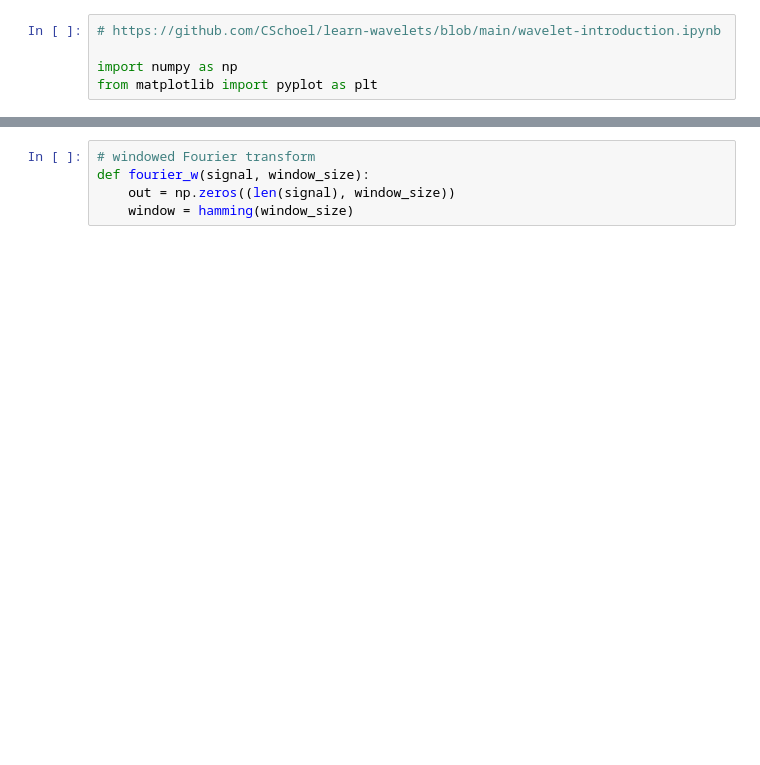
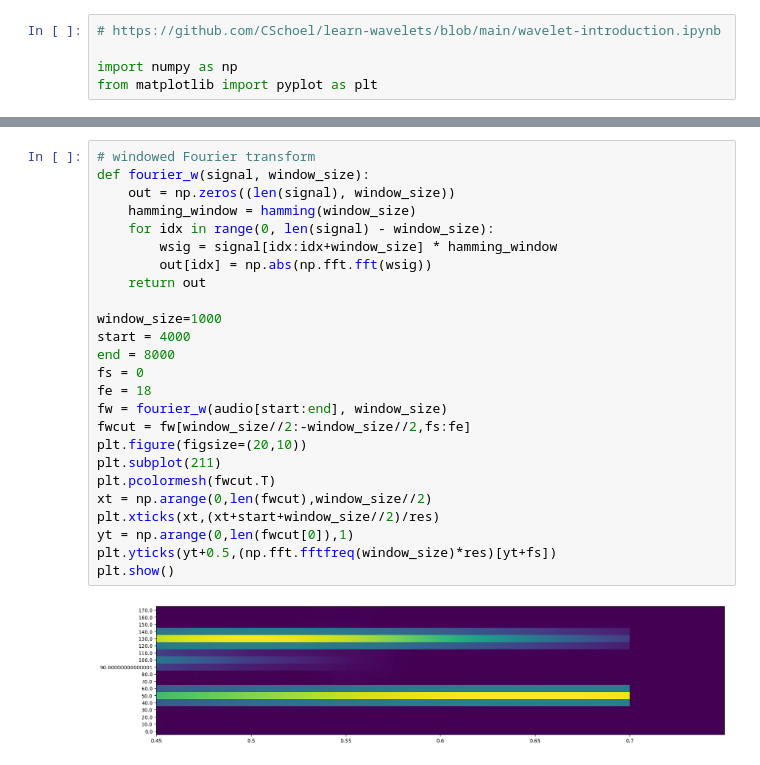
Before and after one commit to phoolpreet/wavelet, a Jupyter notebook: wavelet.ipynb, the cells around one changed output, grey strips where cells are left out. Cells and saved outputs as stored; diff of their text form; blank space fills up the shorter version.

```diff
--- a/wavelet.ipynb
+++ b/wavelet.ipynb
@@ -67,5 +85,27 @@ plt.plot(xvals[idx], np.abs(fourier)[idx])
 # %%
 # windowed Fourier transform
 def fourier_w(signal, window_size):
     out = np.zeros((len(signal), window_size))
-    window = hamming(window_size)
+    hamming_window = hamming(window_size)
+    for idx in range(0, len(signal) - window_size):
+        wsig = signal[idx:idx+window_size] * hamming_window
+        out[idx] = np.abs(np.fft.fft(wsig))
+    return out
+
+window_size=1000
+start = 4000
+end = 8000
+fs = 0
+fe = 18
+fw = fourier_w(audio[start:end], window_size)
+fwcut = fw[window_size//2:-window_size//2,fs:fe]
+plt.figure(figsize=(20,10))
+plt.subplot(211)
+plt.pcolormesh(fwcut.T)
+xt = np.arange(0,len(fwcut),window_size//2)
+plt.xticks(xt,(xt+start+window_size//2)/res)
+yt = np.arange(0,len(fwcut[0]),1)
+plt.yticks(yt+0.5,(np.fft.fftfreq(window_size)*res)[yt+fs])
+plt.show()
+# %% [output]
+[figure, added]
```
Also changed, not shown: parts of 7 cells of this notebook.
